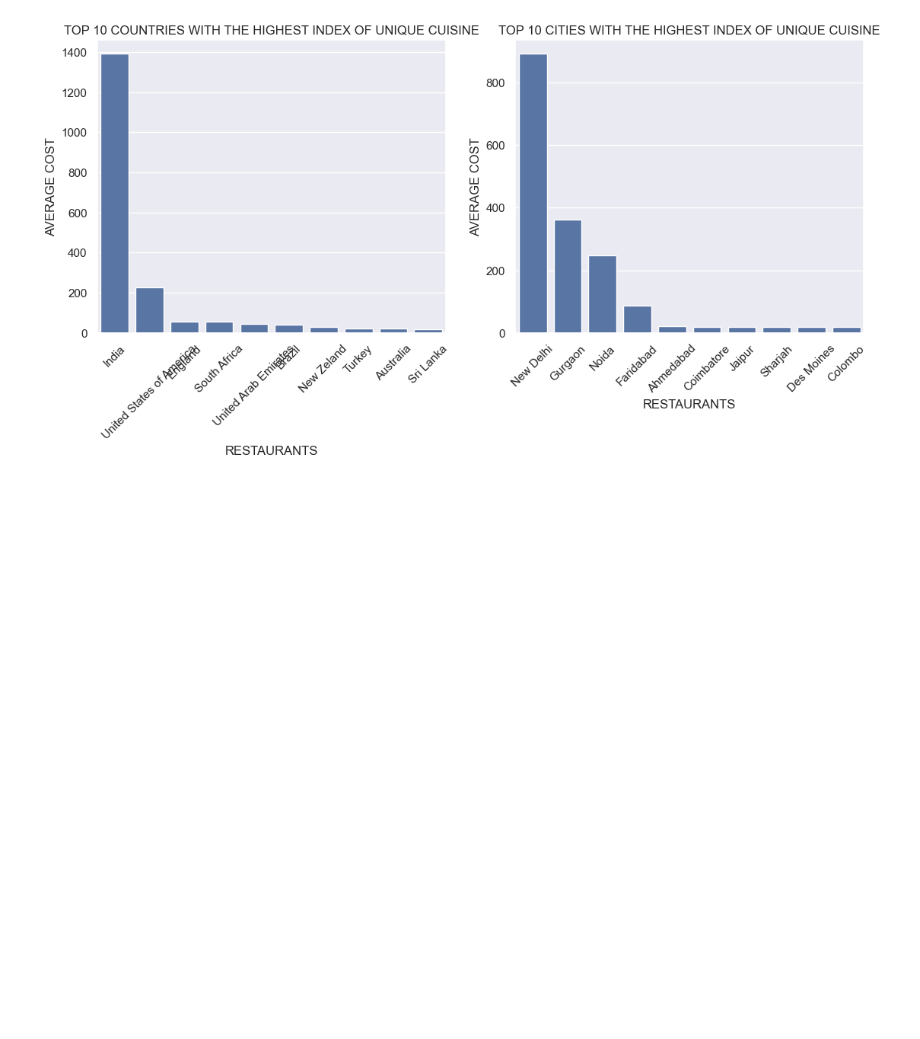
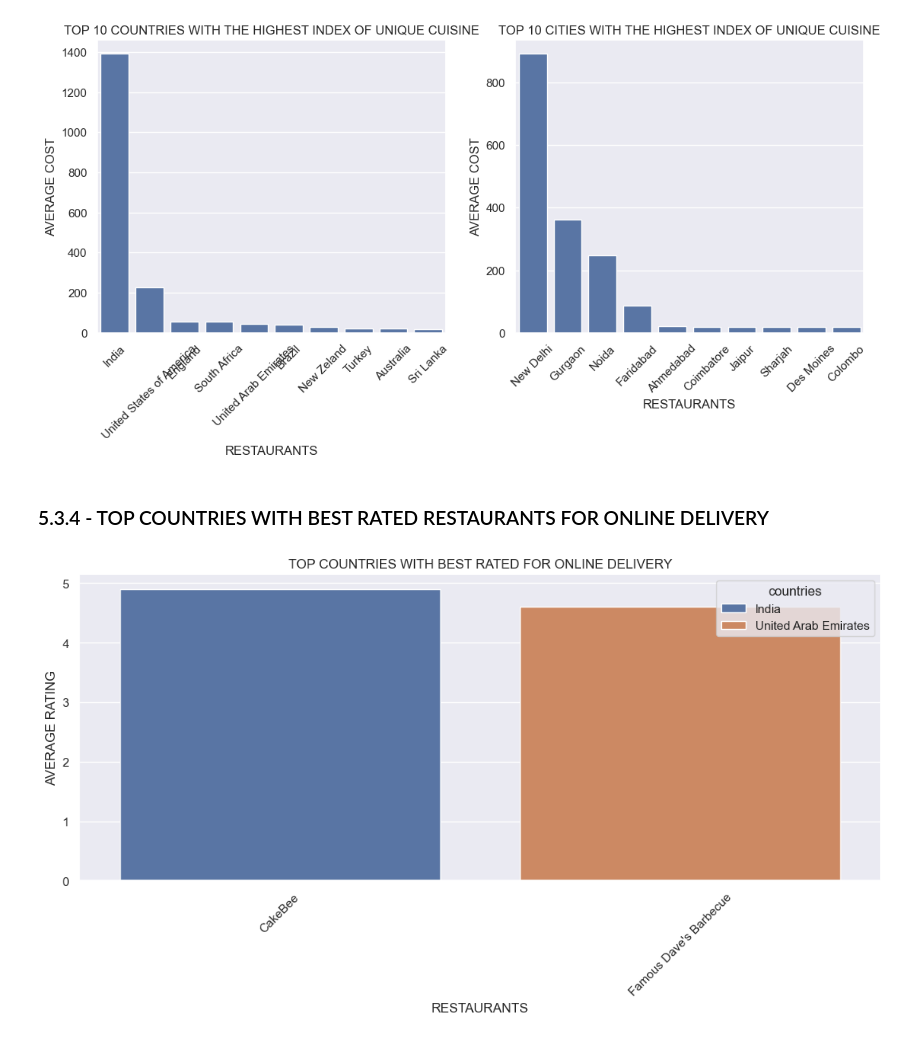
Before and after one commit to erickvieiras/fastfood_data_analysis, a Jupyter notebook: notebook/eda.ipynb, the cells around one changed output. Saved outputs shown, nothing was run; the diff lists cells and outputs as text; code cells hidden in the pictures; blank space fills up the shorter version.

```diff
--- a/notebook/eda.ipynb
+++ b/notebook/eda.ipynb
@@ -618,3 +618,17 @@ plt.xticks(rotation = 45)
 plt.show()
 # %% [output]
 [figure]
+# %% [markdown]
+### 5.3.4 - TOP COUNTRIES WITH BEST RATED RESTAURANTS FOR ONLINE DELIVERY
+# %%
+online_delivery = df5[df5['has_online_delivery'] == 'Yes']
+aux = online_delivery.groupby(['restaurant_name', 'countries', 'city', 'cuisines', 'has_online_delivery'])['aggregate_rating'].mean().reset_index().sort_values(['aggregate_rating'], ascending = False).drop_duplicates(subset=['countries'])
+sns.barplot(data = aux, x = 'restaurant_name', y = 'aggregate_rating', hue = 'countries')
+plt.title('TOP COUNTRIES WITH BEST RATED FOR ONLINE DELIVERY')
+plt.xlabel('RESTAURANTS')
+plt.ylabel('AVERAGE RATING')
+plt.xticks(rotation = 45)
+
+plt.show()
+# %% [output]
+[figure, added]
```
Also changed, not shown: parts of 5 cells of this notebook.
